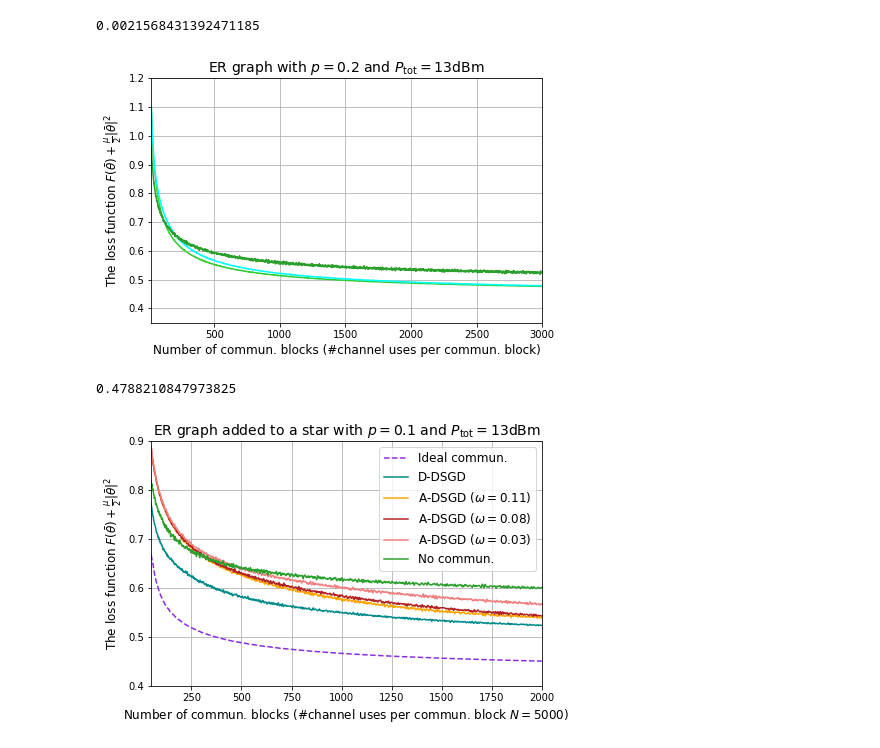
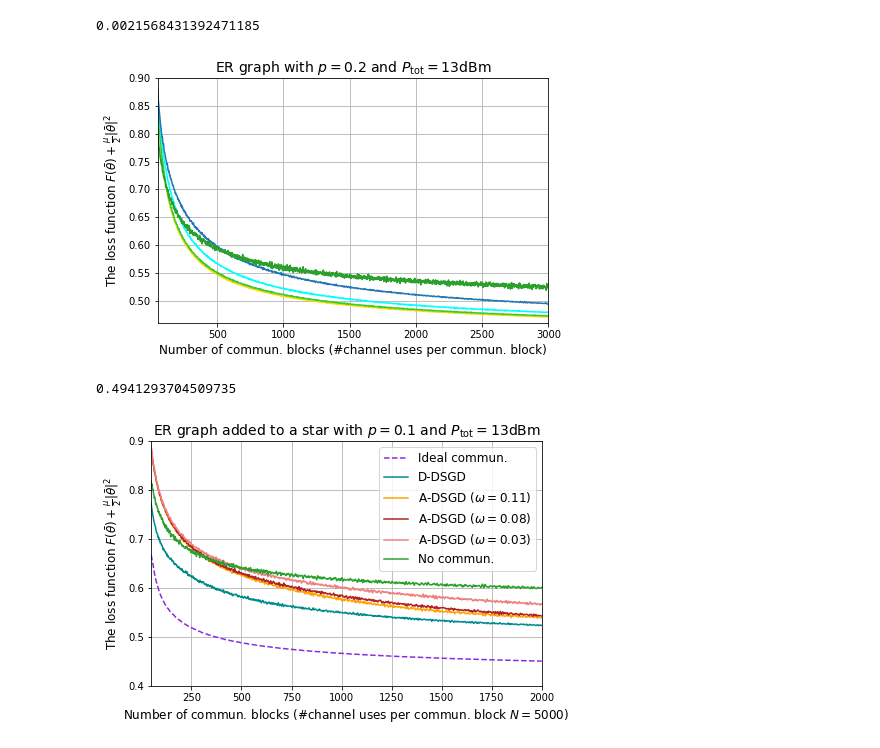
Before and after one commit to Fuzzy-Face/JSAC_FL, a Jupyter notebook: temp.ipynb, the cells around one changed output. Saved outputs shown, nothing was run; the diff lists cells and outputs as text; code cells hidden in the pictures.

```diff
--- a/temp.ipynb
+++ b/temp.ipynb
@@ -134,11 +134,11 @@ CG = PL * (np.abs(CH)) ** 2
 # losseses = np.array(losseses)
 # df2 = pd.DataFrame(losseses[0], columns = ['Device_{}'.format(i + 1) for i in range(K)] )
 
-# losseses = pickle.load( open('../repo_jv/data/pair-wise/losseses_SCHEME_5_P_0.02_N_30172_rho_a_2000.00_zeta0_0.0100_rho_a_prime_1000.00_CG.pkl', 'rb') )
-# losseses = np.array(losseses)
-# df3 = pd.DataFrame(losseses[0], columns = ['Device_{}'.format(i + 1) for i in range(K)] )
+losseses = pickle.load( open('../repo_jv/data/pair-wise/losseses_SCHEME_5_P_0.02_N_30172_rho_a_2000.00_zeta0_0.0100_rho_a_prime_10000.00_CG.pkl', 'rb') )
+losseses = np.array(losseses)
+df3 = pd.DataFrame(losseses[0], columns = ['Device_{}'.format(i + 1) for i in range(K)] )
 
-losseses = pickle.load( open('../repo_jv/data/pair-wise/losseses_SCHEME_5_P_0.02_N_30172_rho_a_2000.00_zeta0_0.0100_rho_a_prime_2000.00_CG.pkl', 'rb') )
+losseses = pickle.load( open('../repo_jv/data/pair-wise/losseses_SCHEME_5_P_0.02_N_7943_rho_a_2000.00_zeta0_0.0100_rho_a_prime_10000.00_2D-torus.pkl', 'rb') )
 losseses = np.array(losseses)
 df4 = pd.DataFrame(losseses[0], columns = ['Device_{}'.format(i + 1) for i in range(K)] )
 
@@ -146,7 +146,7 @@ losseses = pickle.load( open('../repo_jv/data/pair-wise/losseses_SCHEME_5_P_0.02
 losseses = np.array(losseses)
 df5 = pd.DataFrame(losseses[0], columns = ['Device_{}'.format(i + 1) for i in range(K)] )
 
-losseses = pickle.load( open('../repo_jv/data/pair-wise/losseses_SCHEME_5_P_0.02_N_7943_rho_a_2000.00_zeta0_0.0010_rho_a_prime_5000.00_2D-torus_random_ini.pkl', 'rb') )
+losseses = pickle.load( open('../repo_jv/data/pair-wise/losseses_SCHEME_5_P_0.02_N_1588_rho_a_2000.00_zeta0_0.0100_rho_a_prime_10000.00_pure_star.pkl', 'rb') )
 losseses = np.array(losseses)
 df6 = pd.DataFrame(losseses[0], columns = ['Device_{}'.format(i + 1) for i in range(K)] )
 
@@ -160,29 +160,29 @@ df8 = pd.DataFrame(losseses[0], columns = ['Device_{}'.format(i + 1) for i in ra
 # %%
 fig, ax = plt.subplots(figsize = (7.0,4.5))
 # df1.rolling(window = 5).mean().mean(axis = 1).plot(color = 'firebrick', label = 'D-DSGD')
 # df2.rolling(window = 5).mean().mean(axis = 1).plot(color = 'orange', label = 'TDMA-based D-DSGD')
-# df3.rolling(window = 5).mean().mean(axis = 1).plot(color = 'gold', label = 'A-DSGD')
+df3.rolling(window = 5).mean().mean(axis = 1).plot(color = 'gold', label = 'A-DSGD')
 df4.rolling(window = 5).mean().mean(axis = 1).plot(color = 'limegreen', label = 'TDMA-based A-DSGD')
 df5.rolling(window = 5).mean().mean(axis = 1).plot(color = 'cyan', label = 'TDMA-based A-DSGD')
-# df6.rolling(window = 5).mean().mean(axis = 1).plot(color = 'tab:blue', label = 'TDMA-based A-DSGD')
+df6.rolling(window = 5).mean().mean(axis = 1).plot(color = 'tab:blue', label = 'TDMA-based A-DSGD')
 # df7.rolling(window = 5).mean().mean(axis = 1).plot(style = '--', color = 'blueviolet', label = 'Ideal commun.')
 df8.rolling(window = 5).mean().mean(axis = 1).plot(color = 'tab:green', label = 'No commun.')
 
 plt.xlabel(r'Number of commun. blocks (#channel uses per commun. block)', fontsize = 12)
 plt.ylabel(r'The loss function $F(\bar{\theta}) + \frac{\mu}{2}\|\bar{\theta}\|^2$', fontsize = 12)
 plt.title(r'ER graph with $p = 0.2$ and $P_{\rm tot} = 13$dBm', fontsize = 14)
-plt.xlim((20, 3000))
-plt.ylim((0.35, 1.20))
+plt.xlim((50, 3000))
+plt.ylim((0.46, 0.9))
 plt.grid()
 # plt.legend(loc = 'upper right', fontsize = 12)
 # plt.savefig('C:/Users/Helen/documents/visiting_research@KCL/D2D_DSGD/repo_jv/fig/comp_loss_vs_commun_small_N.pdf',format='pdf', dpi=600)
 plt.show()
 # %% [output]
-[figure, old version]
+[figure, new version]
 # %%
-df5.rolling(window = 5).mean().mean(axis = 1).min()
+df6.rolling(window = 5).mean().mean(axis = 1).min()
 # %% [output]
-0.4788210847973825
+0.4941293704509735
 # %%
 # For an ER graph of connectivity probability of p = 0.10 generated based on a STAR
 # standard DSGD
```
Also changed, not shown: 1 other file.
